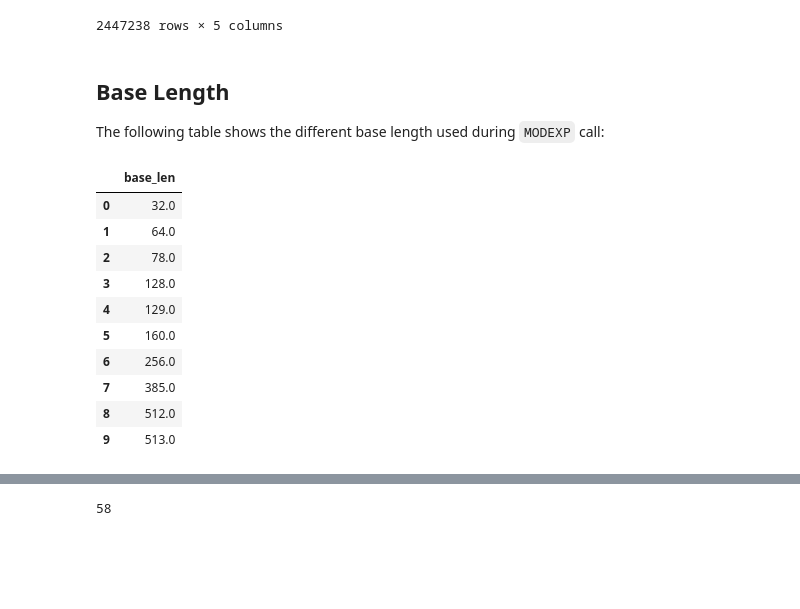
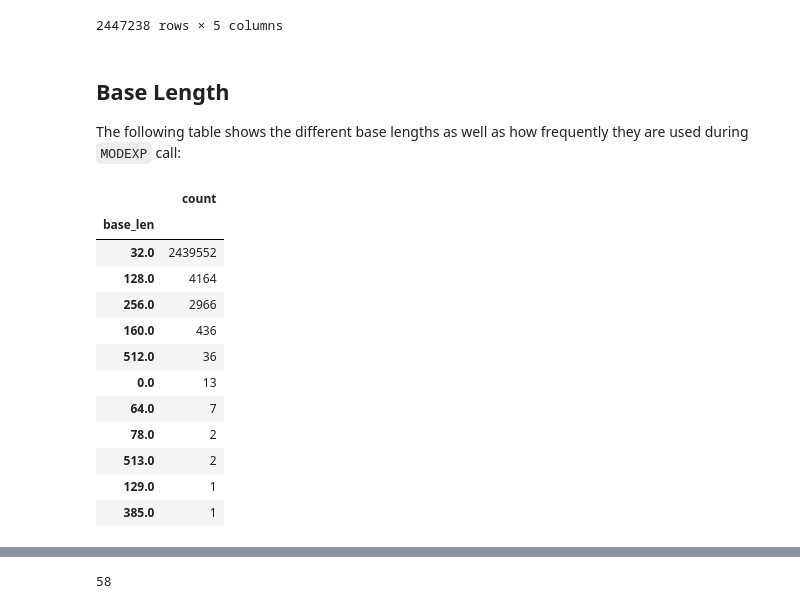
Before and after one commit to hugo-dc/modexp_analysis, a Jupyter notebook: modexp.ipynb, the cells around one changed output, grey strips where cells are left out. Cells and saved outputs as stored; diff of their text form; code cells hidden in the pictures; blank space fills up the shorter version.

```diff
--- a/modexp.ipynb
+++ b/modexp.ipynb
@@ -32,23 +32,23 @@ df
 # %% [markdown]
 ## Base Length
 
-The following table shows the different base length used during `MODEXP` call:
+The following table shows the different base lengths as well as how frequently they are used during `MODEXP` call:
-# %%
-bl_data = df[df['base_len'] > 0]
-bl_data = bl_data['base_len'].unique()
-pd.DataFrame(np.sort(bl_data), columns=['base_len'])
-# %% [output]
-|  | base_len |
-| 0 | 32.0 |
-| 1 | 64.0 |
-| 2 | 78.0 |
-| 3 | 128.0 |
-| 4 | 129.0 |
-| 5 | 160.0 |
-| 6 | 256.0 |
-| 7 | 385.0 |
-| 8 | 512.0 |
-| 9 | 513.0 |
+# %%
+pd.DataFrame(df['base_len'].value_counts(), columns=['count'])
+# %% [output]
+|  | count |
+| base_len |  |
+| 32.0 | 2439552 |
+| 128.0 | 4164 |
+| 256.0 | 2966 |
+| 160.0 | 436 |
+| 512.0 | 36 |
+| 0.0 | 13 |
+| 64.0 | 7 |
+| 78.0 | 2 |
+| 513.0 | 2 |
+| 129.0 | 1 |
+| 385.0 | 1 |
 # %% [markdown]
 ## Exponent Length
 
```
Also changed, not shown: parts of 6 cells of this notebook.
